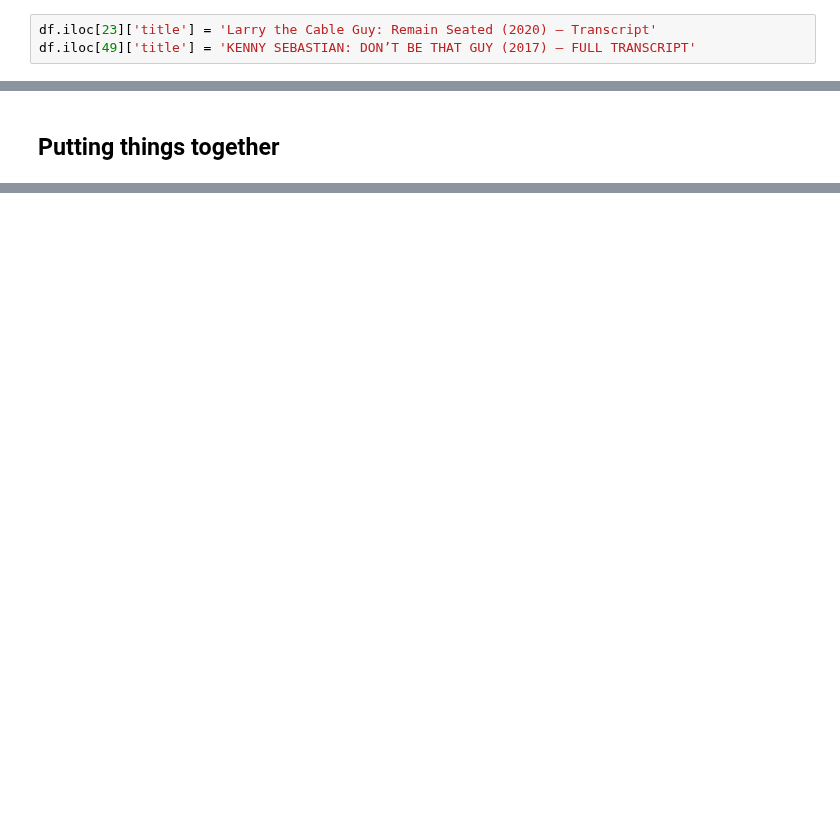
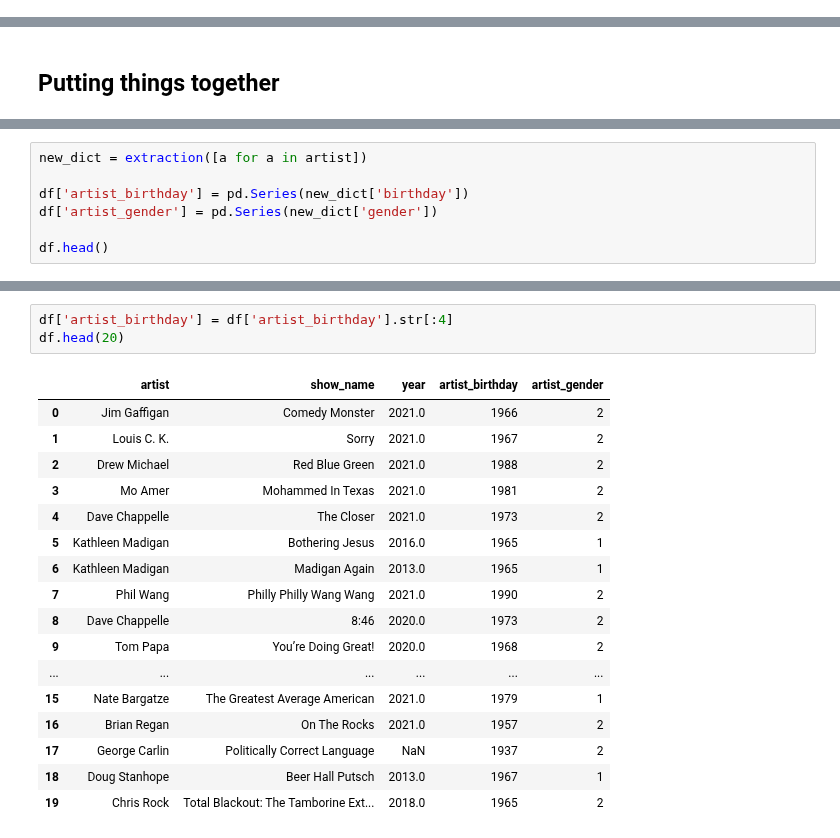
Before and after one commit to rmelbardis/ObjectivelyFunny, a Jupyter notebook: notebooks/extraction.ipynb, the cells around one changed output, grey strips where cells are left out. Drawn from its saved outputs; the diff is of its cells as text; blank space fills up the shorter version.

```diff
--- a/notebooks/extraction.ipynb
+++ b/notebooks/extraction.ipynb
@@ -63,3 +31,0 @@ df.iloc[61]['title'] = 'BILL BURR: ON THE LATE SHOW WITH DAVID LETTERMAN (2010)
-# %%
-df.iloc[23]['title'] = 'Larry the Cable Guy: Remain Seated (2020) – Transcript'
-df.iloc[49]['title'] = 'KENNY SEBASTIAN: DON’T BE THAT GUY (2017) – FULL TRANSCRIPT'
@@ -173,0 +118,7 @@ No dsfsfdsdfs found. Please check the name.
+# %%
+new_dict = extraction([a for a in artist])
+
+df['artist_birthday'] = pd.Series(new_dict['birthday'])
+df['artist_gender'] = pd.Series(new_dict['gender'])
+
+df.head()
@@ -173,0 +187,21 @@ No dsfsfdsdfs found. Please check the name.
+# %%
+df['artist_birthday'] = df['artist_birthday'].str[:4]
+df.head(20)
+# %% [output]
+|  | artist | show_name | year | artist_birthday | artist_gender |
+| 0 | Jim Gaffigan | Comedy Monster | 2021.0 | 1966 | 2 |
+| 1 | Louis C. K. | Sorry | 2021.0 | 1967 | 2 |
+| 2 | Drew Michael | Red Blue Green | 2021.0 | 1988 | 2 |
+| 3 | Mo Amer | Mohammed In Texas | 2021.0 | 1981 | 2 |
+| 4 | Dave Chappelle | The Closer | 2021.0 | 1973 | 2 |
+| 5 | Kathleen Madigan | Bothering Jesus | 2016.0 | 1965 | 1 |
+| 6 | Kathleen Madigan | Madigan Again | 2013.0 | 1965 | 1 |
+| 7 | Phil Wang | Philly Philly Wang Wang | 2021.0 | 1990 | 2 |
+| 8 | Dave Chappelle | 8:46 | 2020.0 | 1973 | 2 |
+| 9 | Tom Papa | You’re Doing Great! | 2020.0 | 1968 | 2 |
+| ... | ... | ... | ... | ... | ... |
+| 15 | Nate Bargatze | The Greatest Average American | 2021.0 | 1979 | 1 |
+| 16 | Brian Regan | On The Rocks | 2021.0 | 1957 | 2 |
+| 17 | George Carlin | Politically Correct Language | NaN | 1937 | 2 |
+| 18 | Doug Stanhope | Beer Hall Putsch | 2013.0 | 1967 | 1 |
+| 19 | Chris Rock | Total Blackout: The Tamborine Ext... | 2018.0 | 1965 | 2 |
```
Also changed, not shown: parts of 25 cells of this notebook.
